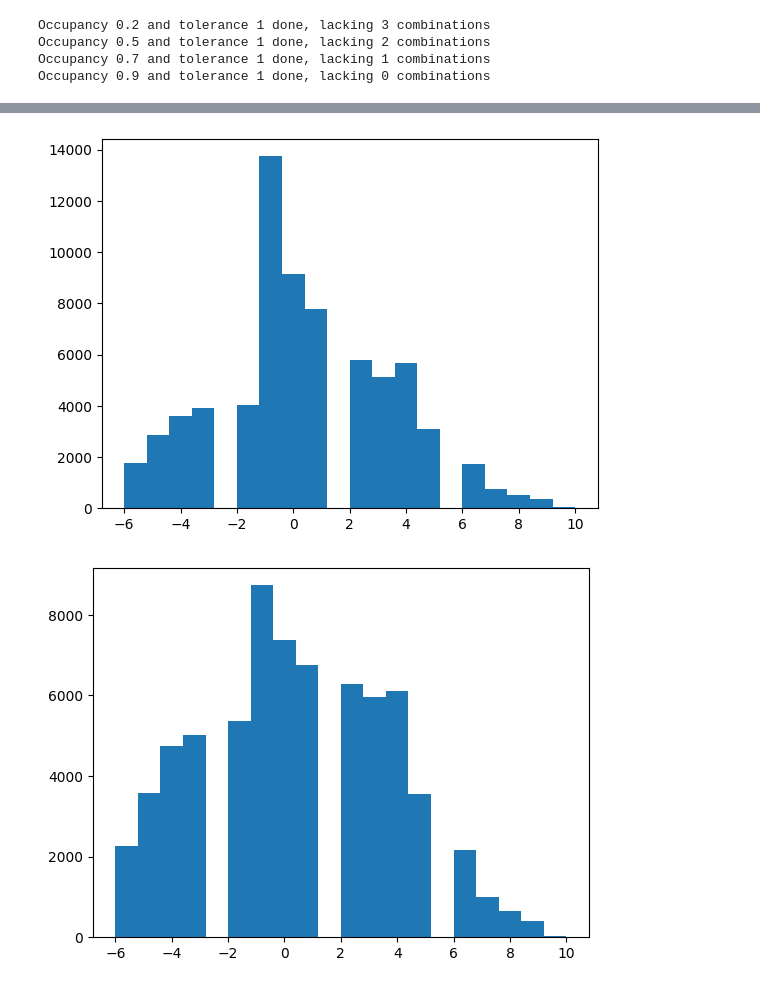
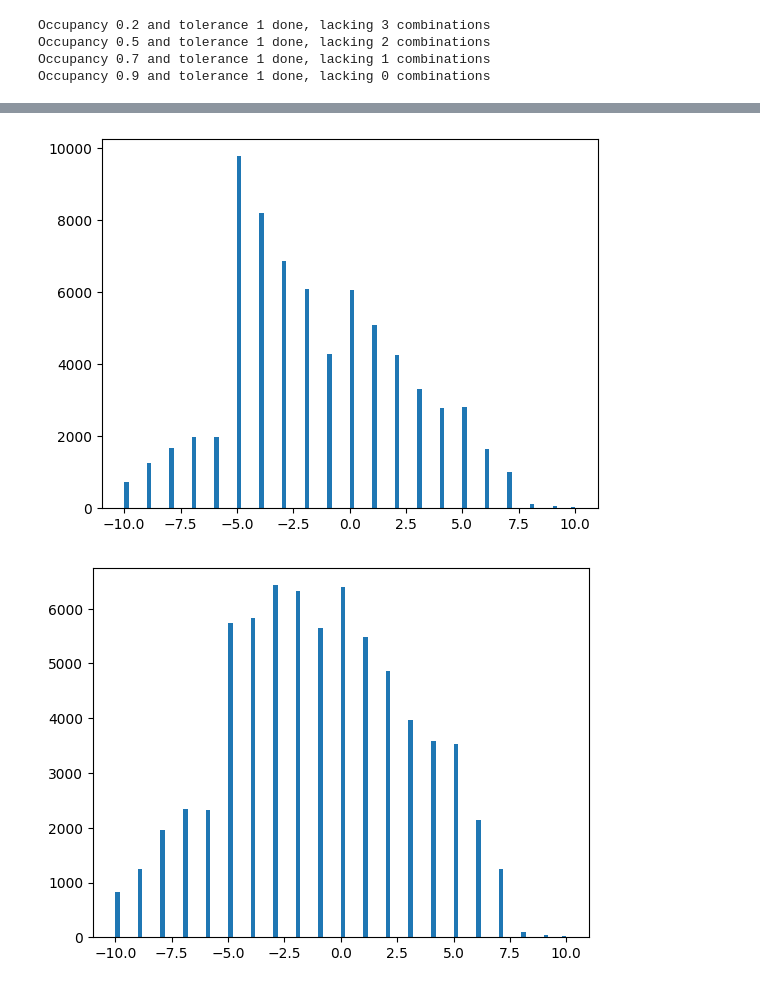
Before and after one commit to Caua-Gomes2005/Nelder-Mead_Rede-Neural, a Jupyter notebook: nelder_mead_phases.ipynb, the cells around one changed output, grey strips where cells are left out. Saved outputs shown, nothing was run; the diff lists cells and outputs as text; code cells hidden in the pictures.

```diff
--- a/nelder_mead_phases.ipynb
+++ b/nelder_mead_phases.ipynb
@@ -200,6 +227,6 @@ df = load_results()
 
 for i in range(len(df)):
     phase_error = df[i]['TruePhase'] - df[i]['PhaseEstimada']
-    plt.hist(phase_error, bins = 20)
+    plt.hist(phase_error, bins=100)
     plt.show()
 # %% [output]
@@ -208,5 +235,5 @@ for i in range(len(df)):
-[figure, old version]
+[figure, new version]
-[figure, old version]
+[figure, new version]
 # %%
 def linearfit(real, estimada, name, occ):
     a, b = np.polyfit(real, estimada, 1)
```
Also changed, not shown: parts of 6 cells of this notebook, 4 other files.
